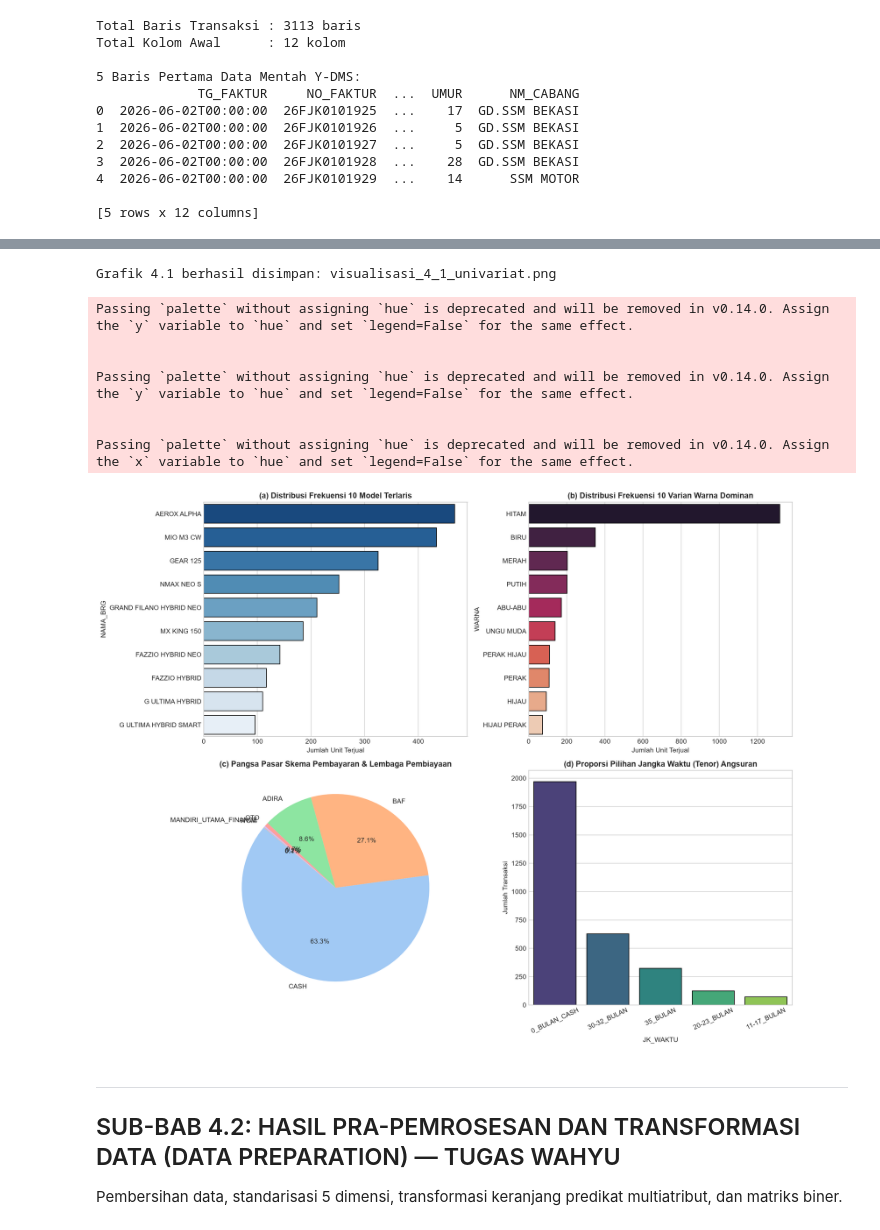
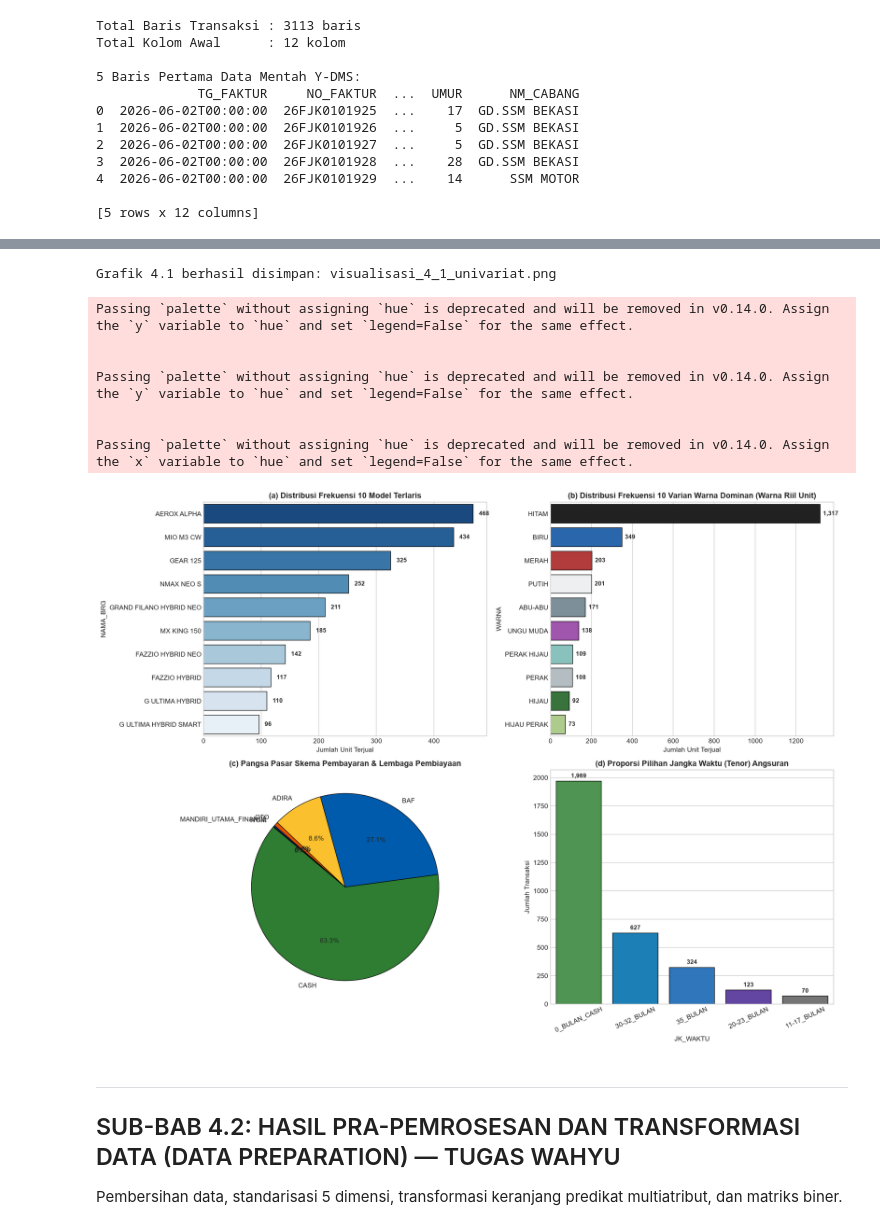
Before and after one commit to Rangga11268/Project-Penelitan-Sistem-Informasi-, a Jupyter notebook: notebooks/01_ANALISIS_FP_GROWTH_PT_SSM_MOTOR.ipynb, the cells around one changed output, grey strips where cells are left out. Drawn from its saved outputs; the diff is of its cells as text; code cells hidden in the pictures.

Commit message:
style(vis): map motorcycle and leasing colors to authentic real-world palette with percentage labels

```diff
--- a/notebooks/01_ANALISIS_FP_GROWTH_PT_SSM_MOTOR.ipynb
+++ b/notebooks/01_ANALISIS_FP_GROWTH_PT_SSM_MOTOR.ipynb
@@ -143,42 +143,81 @@ BOGOR                    33            1.06
 # ==========================================
 # VISUALISASI GAMBAR 4.1: DISTRIBUSI FREKUENSI UNIVARIAT 4-IN-1
 # ==========================================
-fig, axes = plt.subplots(2, 2, figsize=(15, 12))
+fig, axes = plt.subplots(2, 2, figsize=(16, 12))
 
 # (a) Model Terlaris
-sns.barplot(x=s_model.head(10).values, y=s_model.head(10).index, ax=axes[0, 0], palette='Blues_r', edgecolor='black')
+sns.barplot(x=s_model.head(10).values, y=s_model.head(10).index, ax=axes[0, 0], palette='Blues_r', edgecolor='black', linewidth=0.8)
 axes[0, 0].set_title('(a) Distribusi Frekuensi 10 Model Terlaris', fontsize=12, fontweight='bold')
 axes[0, 0].set_xlabel('Jumlah Unit Terjual')
+for p in axes[0, 0].patches:
+    width = p.get_width()
+    axes[0, 0].annotate(f'{int(width):,}', (width + 10, p.get_y() + p.get_height() / 2.),
+                        ha='left', va='center', fontsize=9, fontweight='bold')
 
-# (b) Warna Dominan
-sns.barplot(x=s_warna.head(10).values, y=s_warna.head(10).index, ax=axes[0, 1], palette='rocket', edgecolor='black')
-axes[0, 1].set_title('(b) Distribusi Frekuensi 10 Varian Warna Dominan', fontsize=12, fontweight='bold')
+# (b) Warna Dominan (Warna Riil Unit Sepeda Motor)
+warna_palette_univariat = {
+    'HITAM': '#212121',
+    'BIRU': '#1565C0',
+    'MERAH': '#C62828',
+    'PUTIH': '#ECEFF1',
+    'ABU-ABU': '#78909C',
+    'UNGU MUDA': '#AB47BC',
+    'PERAK HIJAU': '#80CBC4',
+    'PERAK': '#B0BEC5',
+    'HIJAU': '#2E7D32',
+    'HIJAU PERAK': '#AED581'
+}
+warna_cols = [warna_palette_univariat.get(w, '#9E9E9E') for w in s_warna.head(10).index]
+sns.barplot(x=s_warna.head(10).values, y=s_warna.head(10).index, ax=axes[0, 1], palette=warna_cols, edgecolor='black', linewidth=0.8)
+axes[0, 1].set_title('(b) Distribusi Frekuensi 10 Varian Warna Dominan (Warna Riil Unit)', fontsize=12, fontweight='bold')
 axes[0, 1].set_xlabel('Jumlah Unit Terjual')
+for p in axes[0, 1].patches:
+    width = p.get_width()
+    axes[0, 1].annotate(f'{int(width):,}', (width + 15, p.get_y() + p.get_height() / 2.),
+                        ha='left', va='center', fontsize=9, fontweight='bold')
 
-# (c) Skema Pembiayaan
-axes[1, 0].pie(s_lease.values, labels=s_lease.index, autopct='%1.1f%%', startangle=140, colors=sns.color_palette('pastel'))
+# (c) Skema Pembiayaan (Warna Korporasi Resmi Lembaga Pembiayaan)
+lease_palette = {
+    'BAF': '#005BAC',                   # Biru BAF (Official Yamaha Finance)
+    'CASH': '#2E7D32',                  # Hijau Emerald Pembelian Tunai
+    'ADIRA': '#FBC02D',                 # Kuning Adira Finance
+    'OTO': '#E65100',                   # Oranye OTO Multiartha
+    'MANDIRI_UTAMA_FINANCE': '#0D47A1', # Biru Mandiri Utama Finance
+    'WOM': '#6A1B9A',                   # Ungu WOM Finance
+    'LAINNYA': '#9E9E9E'                # Abu-abu Netral
+}
+lease_cols = [lease_palette.get(l, '#9E9E9E') for l in s_lease.index]
+axes[1, 0].pie(s_lease.values, labels=s_lease.index, autopct='%1.1f%%', startangle=140,
+               colors=lease_cols, wedgeprops={'edgecolor': 'black', 'linewidth': 0.8})
 axes[1, 0].set_title('(c) Pangsa Pasar Skema Pembayaran & Lembaga Pembiayaan', fontsize=12, fontweight='bold')
 
 # (d) Durasi Tenor
-sns.barplot(x=s_tenor.index, y=s_tenor.values, ax=axes[1, 1], palette='viridis', edgecolor='black')
+tenor_palette = ['#43A047', '#0288D1', '#1976D2', '#5E35B1', '#757575']
+sns.barplot(x=s_tenor.index, y=s_tenor.values, ax=axes[1, 1], palette=tenor_palette, edgecolor='black', linewidth=0.8)
 axes[1, 1].set_title('(d) Proporsi Pilihan Jangka Waktu (Tenor) Angsuran', fontsize=12, fontweight='bold')
 axes[1, 1].set_ylabel('Jumlah Transaksi')
 axes[1, 1].tick_params(axis='x', rotation=25)
+for p in axes[1, 1].patches:
+    height = p.get_height()
+    if not np.isnan(height) and height > 0:
+        axes[1, 1].annotate(f'{int(height):,}',
+                            (p.get_x() + p.get_width() / 2., height + 20),
+                            ha='center', va='bottom', fontsize=9, fontweight='bold')
 
 plt.tight_layout()
 plt.savefig('visualisasi_4_1_univariat.png', dpi=300)
 plt.show()
 print("Grafik 4.1 berhasil disimpan: visualisasi_4_1_univariat.png")
 # %% [output]
 Grafik 4.1 berhasil disimpan: visualisasi_4_1_univariat.png
 Passing `palette` without assigning `hue` is deprecated and will be removed in v0.14.0. Assign the `y` variable to `hue` and set `legend=False` for the same effect.
 
 
 Passing `palette` without assigning `hue` is deprecated and will be removed in v0.14.0. Assign the `y` variable to `hue` and set `legend=False` for the same effect.
 
 
 Passing `palette` without assigning `hue` is deprecated and will be removed in v0.14.0. Assign the `x` variable to `hue` and set `legend=False` for the same effect.
-[figure, old version]
+[figure, new version]
 # %% [markdown]
 ---
 ## SUB-BAB 4.2: HASIL PRA-PEMROSESAN DAN TRANSFORMASI DATA (DATA PREPARATION) — TUGAS WAHYU
```
Also changed, not shown: parts of 3 cells of this notebook, 5 other files.
